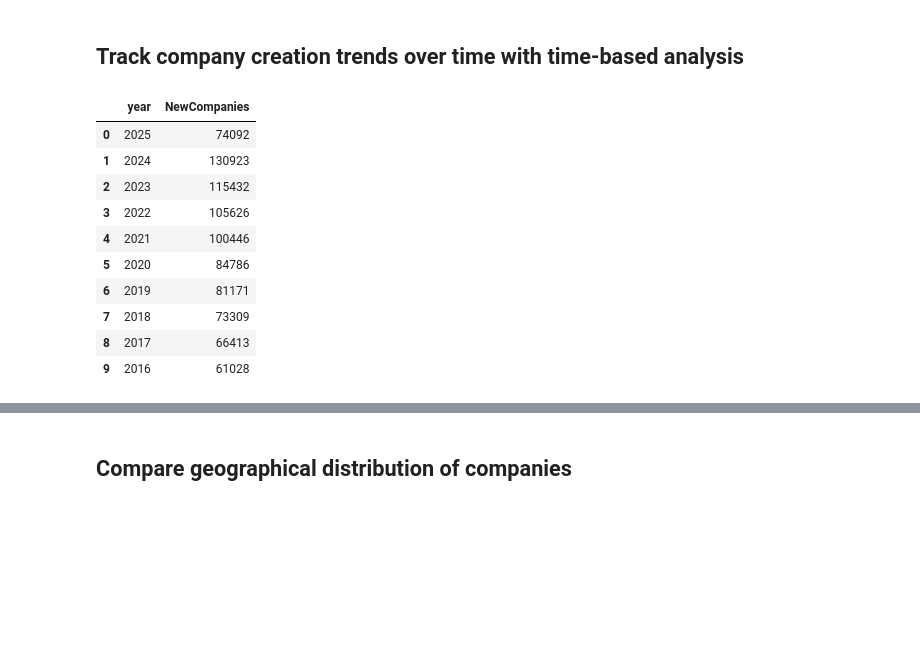
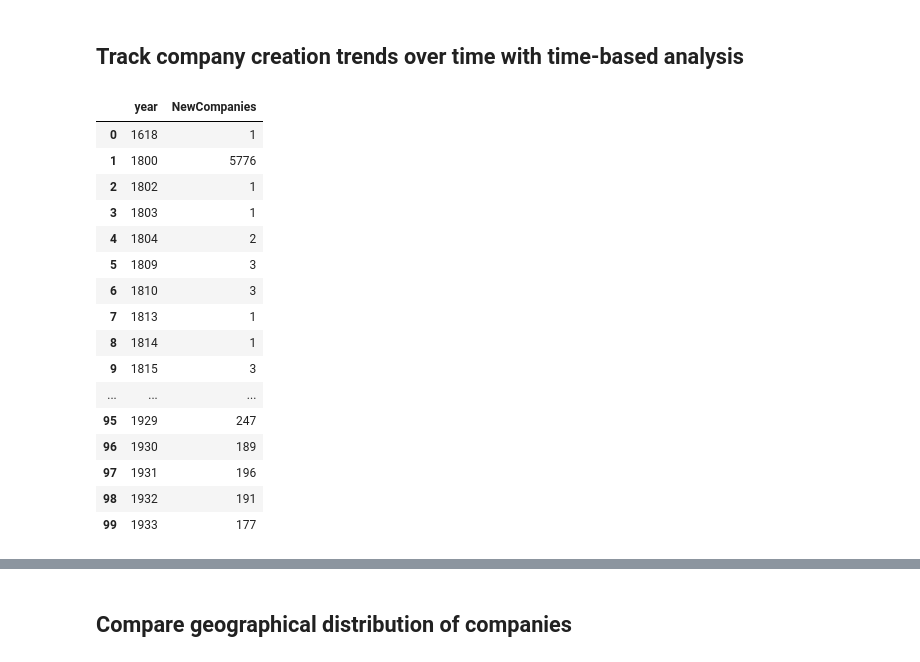
Before and after one commit to albertopd/challenge-data-analysis-sql, a Jupyter notebook: data-analysis-sql.ipynb, the cells around one changed output, grey strips where cells are left out. Drawn from its saved outputs; the diff is of its cells as text; code cells hidden in the pictures; blank space fills up the shorter version.

```diff
--- a/data-analysis-sql.ipynb
+++ b/data-analysis-sql.ipynb
@@ -211,25 +234,31 @@ df.head(50)
 # %%
 query = """
     SELECT
 	    CAST(SUBSTR(StartDate, 7, 4) AS INTEGER) AS year,
 	    COUNT(*) AS NewCompanies
     FROM enterprise
     WHERE StartDate IS NOT NULL
     GROUP BY year
-    ORDER BY year DESC;
+    ORDER BY year ASC;
 """
 
-df  = pd.read_sql_query(query, conn)
-df.head(10)
+df = pd.read_sql_query(query, conn)
+df.head(100)
 # %% [output]
 |  | year | NewCompanies |
-| 0 | 2025 | 74092 |
-| 1 | 2024 | 130923 |
-| 2 | 2023 | 115432 |
-| 3 | 2022 | 105626 |
-| 4 | 2021 | 100446 |
-| 5 | 2020 | 84786 |
-| 6 | 2019 | 81171 |
-| 7 | 2018 | 73309 |
-| 8 | 2017 | 66413 |
-| 9 | 2016 | 61028 |
+| 0 | 1618 | 1 |
+| 1 | 1800 | 5776 |
+| 2 | 1802 | 1 |
+| 3 | 1803 | 1 |
+| 4 | 1804 | 2 |
+| 5 | 1809 | 3 |
+| 6 | 1810 | 3 |
+| 7 | 1813 | 1 |
+| 8 | 1814 | 1 |
+| 9 | 1815 | 3 |
+| ... | ... | ... |
+| 95 | 1929 | 247 |
+| 96 | 1930 | 189 |
+| 97 | 1931 | 196 |
+| 98 | 1932 | 191 |
+| 99 | 1933 | 177 |
```
Also changed, not shown: parts of 6 cells of this notebook.
